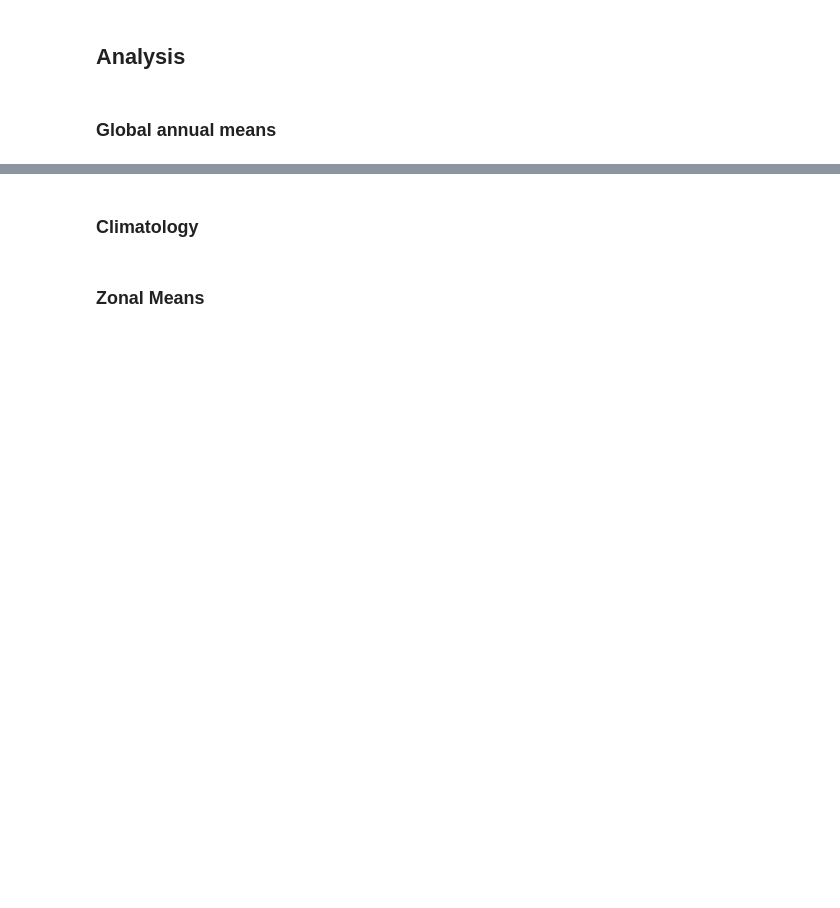
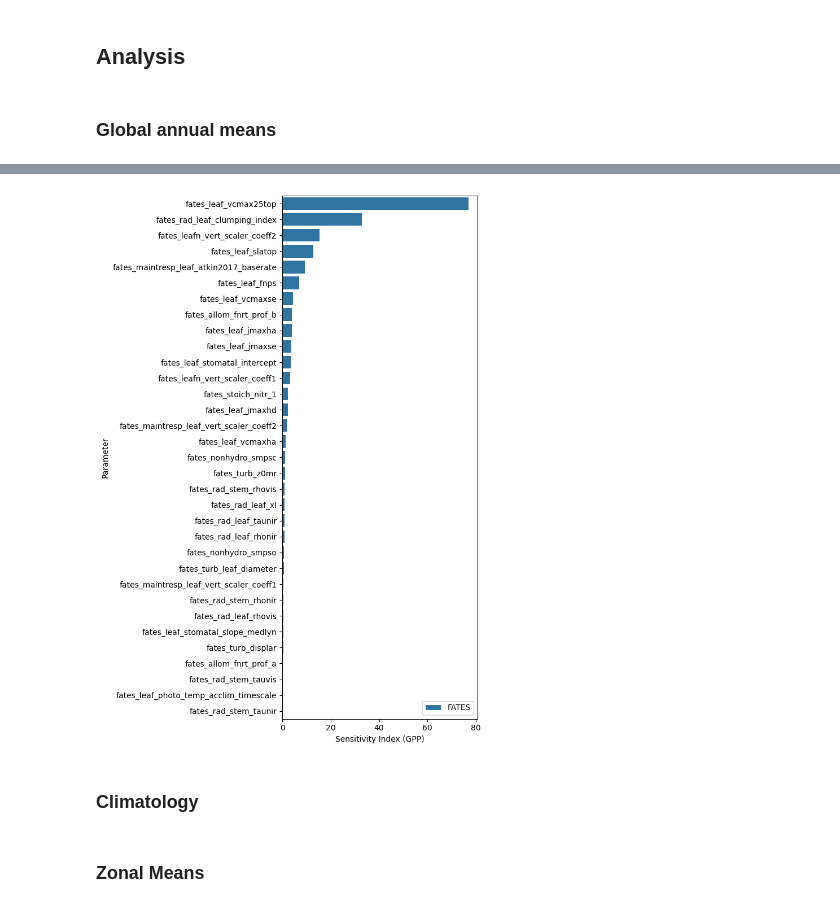
Before and after one commit to adrifoster/fates_calibration_library, a Jupyter notebook: notebooks/OAATParameters.ipynb, the cells around one changed output, grey strips where cells are left out. Saved outputs shown, nothing was run; the diff lists cells and outputs as text; code cells hidden in the pictures; blank space fills up the shorter version.

```diff
--- a/notebooks/OAATParameters.ipynb
+++ b/notebooks/OAATParameters.ipynb
@@ -300,4 +223,6 @@ fates_reldiffs['parameter'] = fates_reldiffs.index
 
 clm_sub = clm_reldiffs[clm_reldiffs.index.isin(fatesclm_reldiffs.parameter)]
 fates_clm_reldiff = pd.concat([clm_sub, fatesclm_reldiffs])
+
+fates_reldiffs = pd.concat([fatesclm_reldiffs, fates_reldiffs])
 # %%
@@ -325,12 +261,15 @@ plt.tight_layout()
 # %%
-df = fates_reldiffs
+df = fates_reldiffs[fates_reldiffs.index.isin(nonzero_params['fates_only'])]
 variable = 'GPP'
 df = df.sort_values(by=variable, ascending=False)
 
+df = df[df[variable] > 0.1]
 plt.figure(figsize=(7, 10))
 sns.barplot(data=df, x=variable, y='parameter', hue='model')
 plt.xlabel(f'Sensitivity Index ({variable})')
 plt.ylabel('Parameter')
 plt.legend(loc='lower right')
 plt.tight_layout()
+# %% [output]
+[figure, added]
 # %%
```
Also changed, not shown: parts of 16 cells of this notebook, 4 other files.
